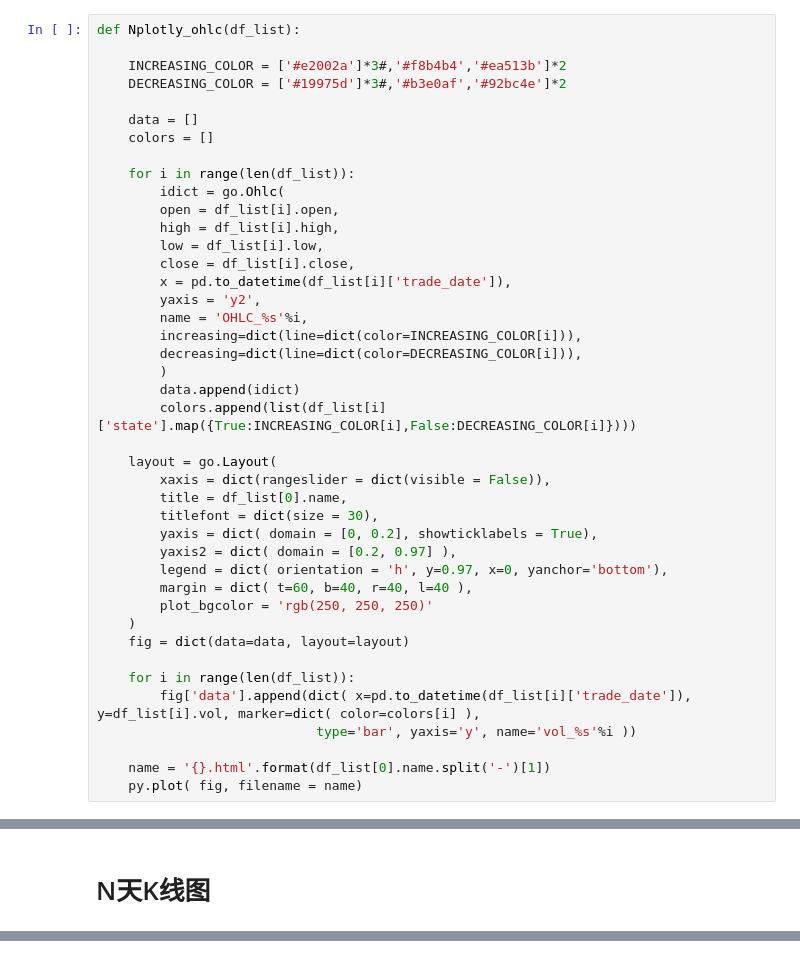
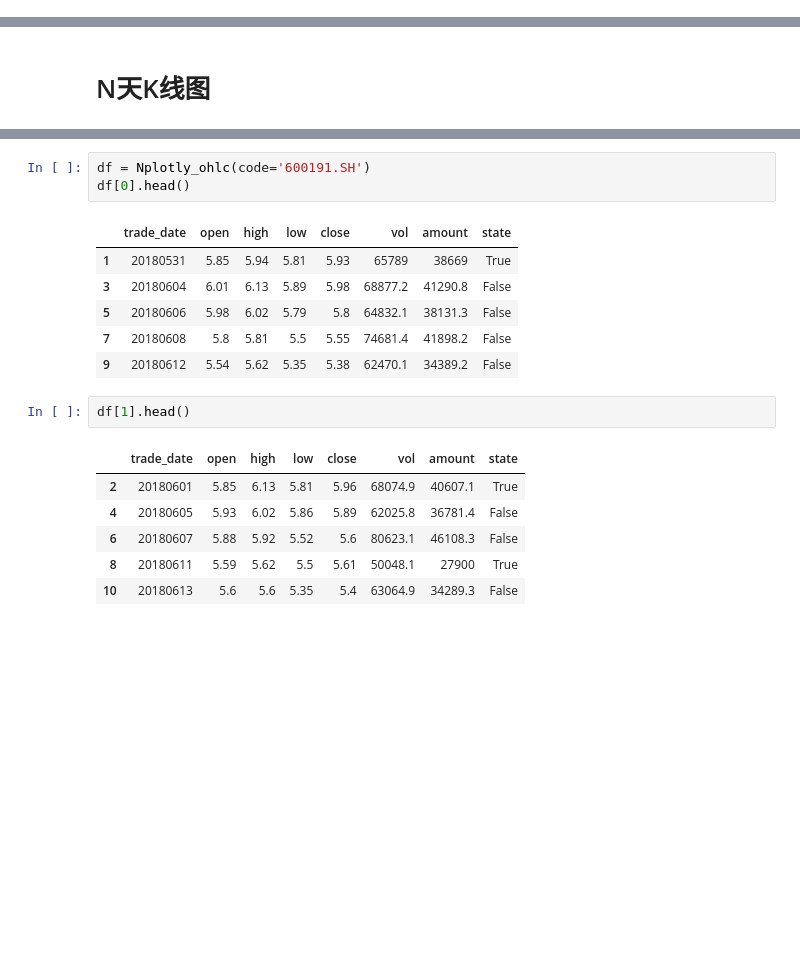
Before and after one commit to xn6o6x/A-SHARE, a Jupyter notebook: A股实测封装.ipynb, the cells around one changed output, grey strips where cells are left out. Saved outputs shown, nothing was run; the diff lists cells and outputs as text; blank space fills up the shorter version.

```diff
--- a/A股实测封装.ipynb
+++ b/A股实测封装.ipynb
@@ -471,42 +403,0 @@ def Nplotly_candlestick(df_list):
-# %%
-def Nplotly_ohlc(df_list):
-
-    INCREASING_COLOR = ['#e2002a']*3#,'#f8b4b4','#ea513b']*2
-    DECREASING_COLOR = ['#19975d']*3#,'#b3e0af','#92bc4e']*2
-
-    data = []
-    colors = []
-
-    for i in range(len(df_list)):
-        idict = go.Ohlc(
-        open = df_list[i].open,
-        high = df_list[i].high,
-        low = df_list[i].low,
-        close = df_list[i].close,
-        x = pd.to_datetime(df_list[i]['trade_date']),
-        yaxis = 'y2',
-        name = 'OHLC_%s'%i,
-        increasing=dict(line=dict(color=INCREASING_COLOR[i])),
-        decreasing=dict(line=dict(color=DECREASING_COLOR[i])),
-        )
-        data.append(idict)
-        colors.append(list(df_list[i]['state'].map({True:INCREASING_COLOR[i],False:DECREASING_COLOR[i]})))
-
-    layout = go.Layout(
-        xaxis = dict(rangeslider = dict(visible = False)),
-        title = df_list[0].name,
-        titlefont = dict(size = 30),
-        yaxis = dict( domain = [0, 0.2], showticklabels = True),
-        yaxis2 = dict( domain = [0.2, 0.97] ),
-        legend = dict( orientation = 'h', y=0.97, x=0, yanchor='bottom'),
-        margin = dict( t=60, b=40, r=40, l=40 ),
-        plot_bgcolor = 'rgb(250, 250, 250)'
-    )
-    fig = dict(data=data, layout=layout)
-
-    for i in range(len(df_list)):
-        fig['data'].append(dict( x=pd.to_datetime(df_list[i]['trade_date']), y=df_list[i].vol, marker=dict( color=colors[i] ),
-                            type='bar', yaxis='y', name='vol_%s'%i ))
-
-    name = '{}.html'.format(df_list[0].name.split('-')[1])
-    py.plot( fig, filename = name)
@@ -636,0 +473,19 @@ for code in codes:
+# %%
+df = Nplotly_ohlc(code='600191.SH')
+df[0].head()
+# %% [output]
+|  | trade_date | open | high | low | close | vol | amount | state |
+| 1 | 20180531 | 5.85 | 5.94 | 5.81 | 5.93 | 65789 | 38669 | True |
+| 3 | 20180604 | 6.01 | 6.13 | 5.89 | 5.98 | 68877.2 | 41290.8 | False |
+| 5 | 20180606 | 5.98 | 6.02 | 5.79 | 5.8 | 64832.1 | 38131.3 | False |
+| 7 | 20180608 | 5.8 | 5.81 | 5.5 | 5.55 | 74681.4 | 41898.2 | False |
+| 9 | 20180612 | 5.54 | 5.62 | 5.35 | 5.38 | 62470.1 | 34389.2 | False |
+# %%
+df[1].head()
+# %% [output]
+|  | trade_date | open | high | low | close | vol | amount | state |
+| 2 | 20180601 | 5.85 | 6.13 | 5.81 | 5.96 | 68074.9 | 40607.1 | True |
+| 4 | 20180605 | 5.93 | 6.02 | 5.86 | 5.89 | 62025.8 | 36781.4 | False |
+| 6 | 20180607 | 5.88 | 5.92 | 5.52 | 5.6 | 80623.1 | 46108.3 | False |
+| 8 | 20180611 | 5.59 | 5.62 | 5.5 | 5.61 | 50048.1 | 27900 | True |
+| 10 | 20180613 | 5.6 | 5.6 | 5.35 | 5.4 | 63064.9 | 34289.3 | False |
```
Also changed, not shown: parts of 72 cells of this notebook.
